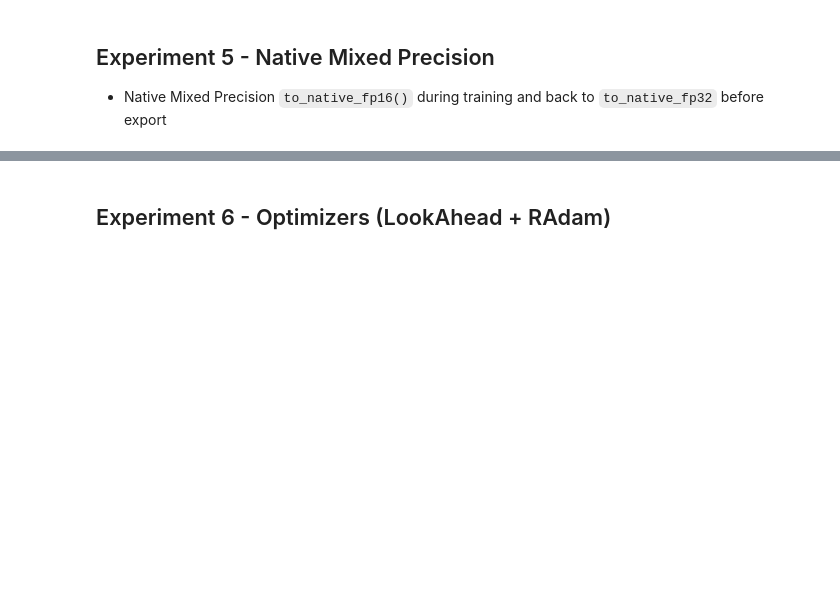
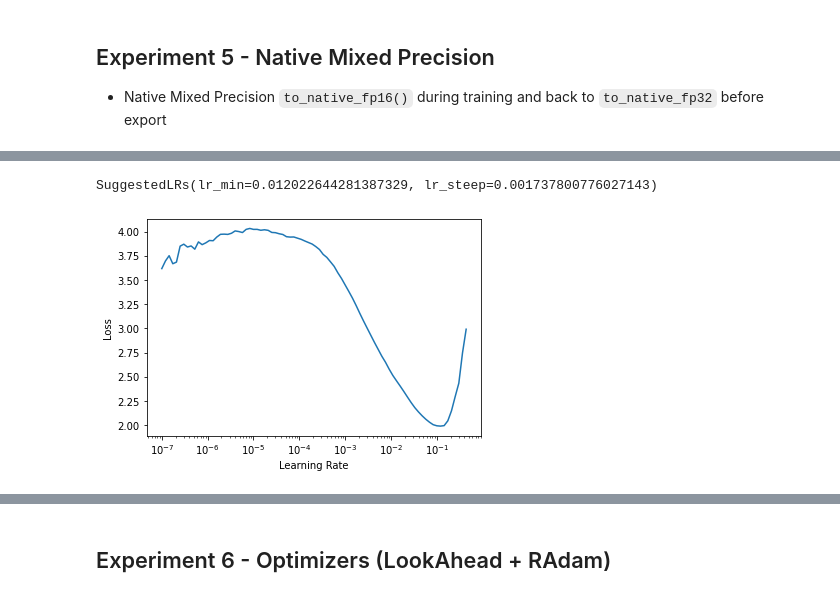
Before and after one commit to manisnesan/fastchai, a Jupyter notebook: 02_imagewoof.ipynb, the cells around one changed output, grey strips where cells are left out. Drawn from its saved outputs; the diff is of its cells as text; code cells hidden in the pictures; blank space fills up the shorter version.

Commit message:
add native mp to imagewoof

```diff
--- a/02_imagewoof.ipynb
+++ b/02_imagewoof.ipynb
@@ -489,3 +490,5 @@ TensorImage(0.9443)
 ## Experiment 5 - Native Mixed Precision
 
 - Native Mixed Precision `to_native_fp16()` during training and back to `to_native_fp32` before export
+# %%
+learn = cnn_learner(dls, arch=resnet34, metrics=accuracy, loss_func=CrossEntropyLossFlat()).to_native_fp16()
@@ -491,0 +497,3 @@ TensorImage(0.9443)
+# %%
+learn.lr_find()
+# %% [output]
@@ -491,0 +501,2 @@ TensorImage(0.9443)
+SuggestedLRs(lr_min=0.012022644281387329, lr_steep=0.001737800776027143)
+[figure, added]
```
Also changed, not shown: parts of 11 cells of this notebook.
